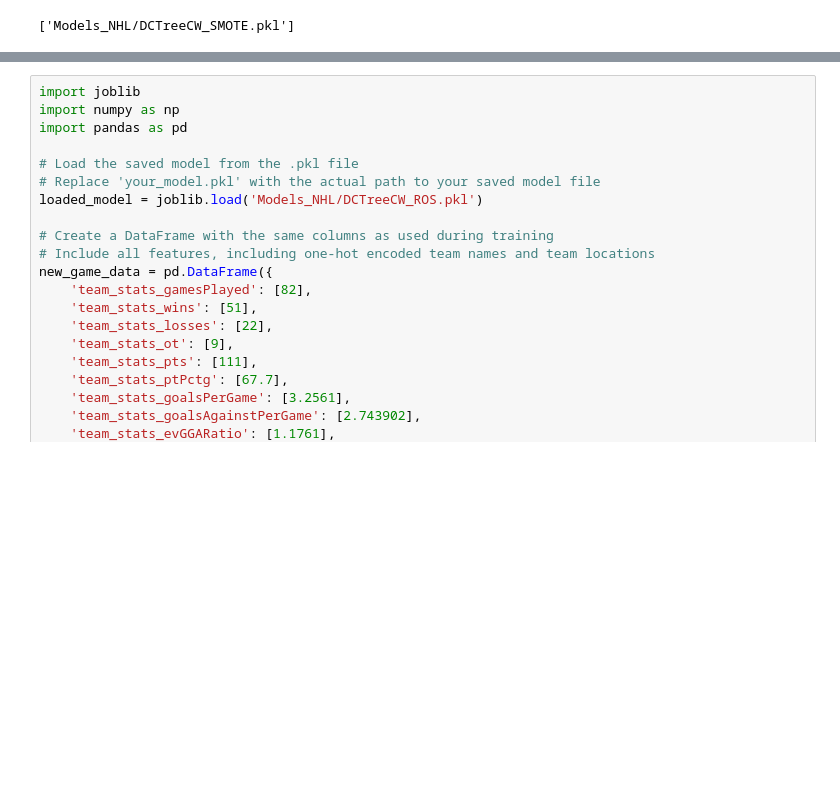
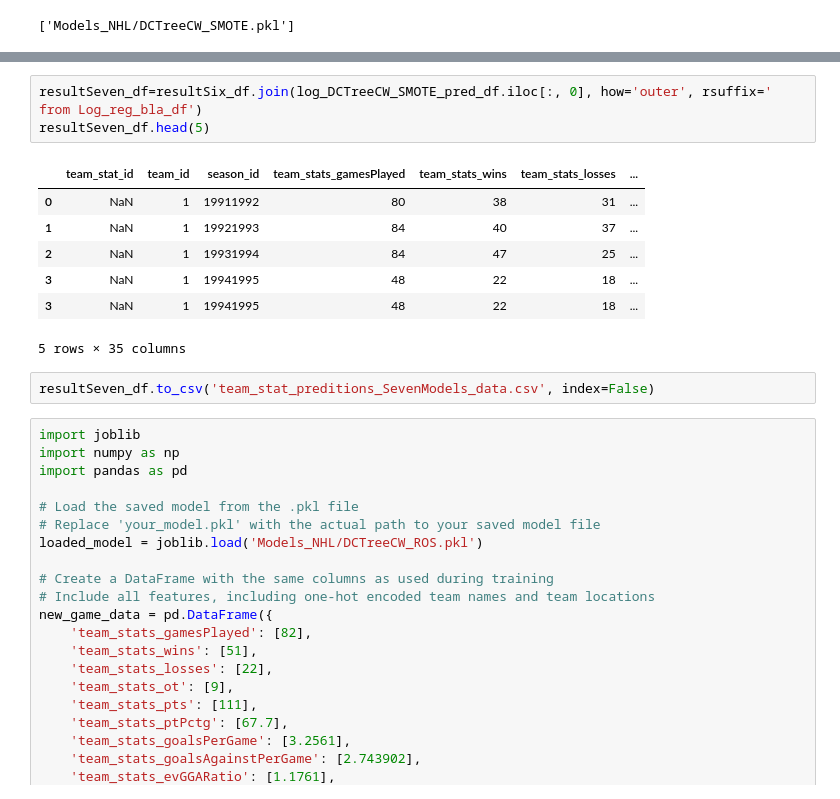
Before and after one commit to joeldemontigny/project-sports-analytics-NHL-3.0, a Jupyter notebook: Project_4_NHL/Testing_diff_model.ipynb, the cells around one changed output, grey strips where cells are left out. Drawn from its saved outputs; the diff is of its cells as text; blank space fills up the shorter version.

```diff
--- a/Project_4_NHL/Testing_diff_model.ipynb
+++ b/Project_4_NHL/Testing_diff_model.ipynb
@@ -501,3 +693,16 @@ joblib.dump(clf,DCTreeCW_SMOTE)
+# %%
+resultSeven_df=resultSix_df.join(log_DCTreeCW_SMOTE_pred_df.iloc[:, 0], how='outer', rsuffix=' from Log_reg_bla_df')
+resultSeven_df.head(5)
+# %% [output]
+|  | team_stat_id | team_id | season_id | team_stats_gamesPlayed | team_stats_wins | team_stats_losses | ... |
+| 0 | NaN | 1 | 19911992 | 80 | 38 | 31 | ... |
+| 1 | NaN | 1 | 19921993 | 84 | 40 | 37 | ... |
+| 2 | NaN | 1 | 19931994 | 84 | 47 | 25 | ... |
+| 3 | NaN | 1 | 19941995 | 48 | 22 | 18 | ... |
+| 3 | NaN | 1 | 19941995 | 48 | 22 | 18 | ... |
+5 rows × 35 columns
+# %%
+resultSeven_df.to_csv('team_stat_preditions_SevenModels_data.csv', index=False)
 # %%
 import joblib
 import numpy as np
```
Also changed, not shown: parts of 22 cells of this notebook.
